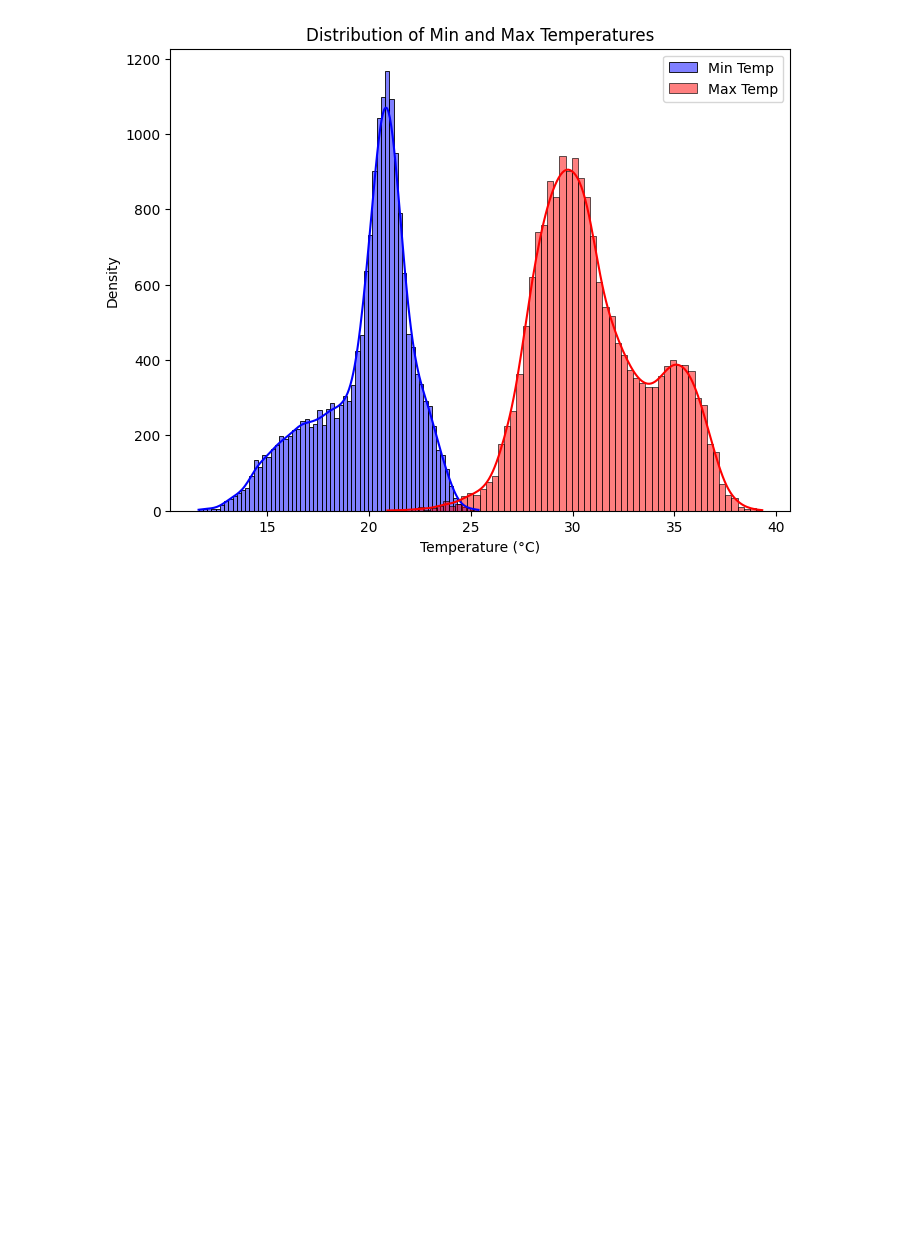
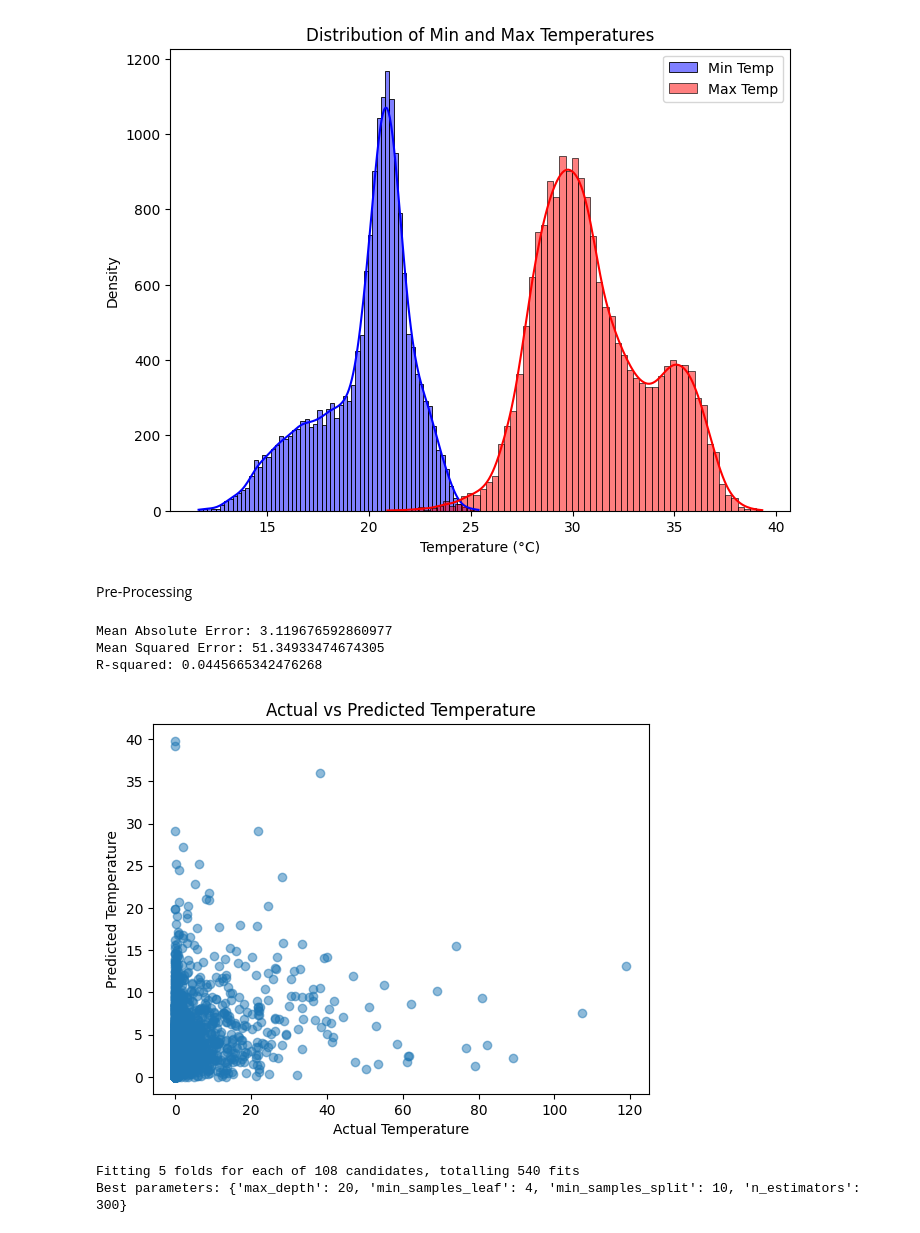
Before and after one commit to harishkodidela/Data-Science-Project, a Jupyter notebook: Precipitation_Pred.ipynb, the cells around one changed output. Drawn from its saved outputs; the diff is of its cells as text; code cells hidden in the pictures; blank space fills up the shorter version.

```diff
--- a/Precipitation_Pred.ipynb
+++ b/Precipitation_Pred.ipynb
@@ -128,0 +133,39 @@ plt.show()
+# %% [markdown]
+Pre-Processing
+# %%
+cd['year'] = cd['DateTime'].dt.year
+cd['month'] = cd['DateTime'].dt.month
+cd['day'] = cd['DateTime'].dt.day
+cd['hour'] = cd['DateTime'].dt.hour
+cd = cd.drop('DateTime', axis = 1)
+# %%
+X = cd.drop('rain', axis=1)
+y = cd['rain']
+X_train, X_test, y_train, y_test = train_test_split(X, y, test_size=0.2, random_state=42)
+# %%
+rf = RandomForestRegressor(n_estimators=100, random_state=42)
+rf.fit(X_train, y_train)
+
+y_pred = rf.predict(X_test)
+# %%
+y_pred = rf.predict(X_test)
+
+mae = mean_absolute_error(y_test, y_pred)
+mse = mean_squared_error(y_test, y_pred)
+r2 = r2_score(y_test, y_pred)
+
+print(f"Mean Absolute Error: {mae}")
+print(f"Mean Squared Error: {mse}")
+print(f"R-squared: {r2}")
+
+# Optional: Plotting Actual vs Predicted Temperatures
+plt.scatter(y_test, y_pred, alpha=0.5)
+plt.xlabel("Actual Temperature")
+plt.ylabel("Predicted Temperature")
+plt.title("Actual vs Predicted Temperature")
+plt.show()
+# %% [output]
+Mean Absolute Error: 3.119676592860977
+Mean Squared Error: 51.34933474674305
+R-squared: 0.0445665342476268
+[figure, added]
@@ -128,0 +174,23 @@ plt.show()
+# %%
+param_grid = {
+    'n_estimators': [100, 200, 300],
+    'max_depth': [None, 10, 20, 30],
+    'min_samples_split': [2, 5, 10],
+    'min_samples_leaf': [1, 2, 4]
+}
+
+# Initialize the Random Forest model
+rf = RandomForestRegressor(random_state=42)
+
+# Initialize GridSearchCV
+grid_search = GridSearchCV(estimator=rf, param_grid=param_grid, cv=5, n_jobs=-1, verbose=2)
+
+# Fit the model
+grid_search.fit(X_train, y_train)
+
+# Get the best parameters
+best_params = grid_search.best_params_
+print(f"Best parameters: {best_params}")
+# %% [output]
+Fitting 5 folds for each of 108 candidates, totalling 540 fits
+Best parameters: {'max_depth': 20, 'min_samples_leaf': 4, 'min_samples_split': 10, 'n_estimators': 300}
```
Also changed, not shown: parts of 3 cells of this notebook.
